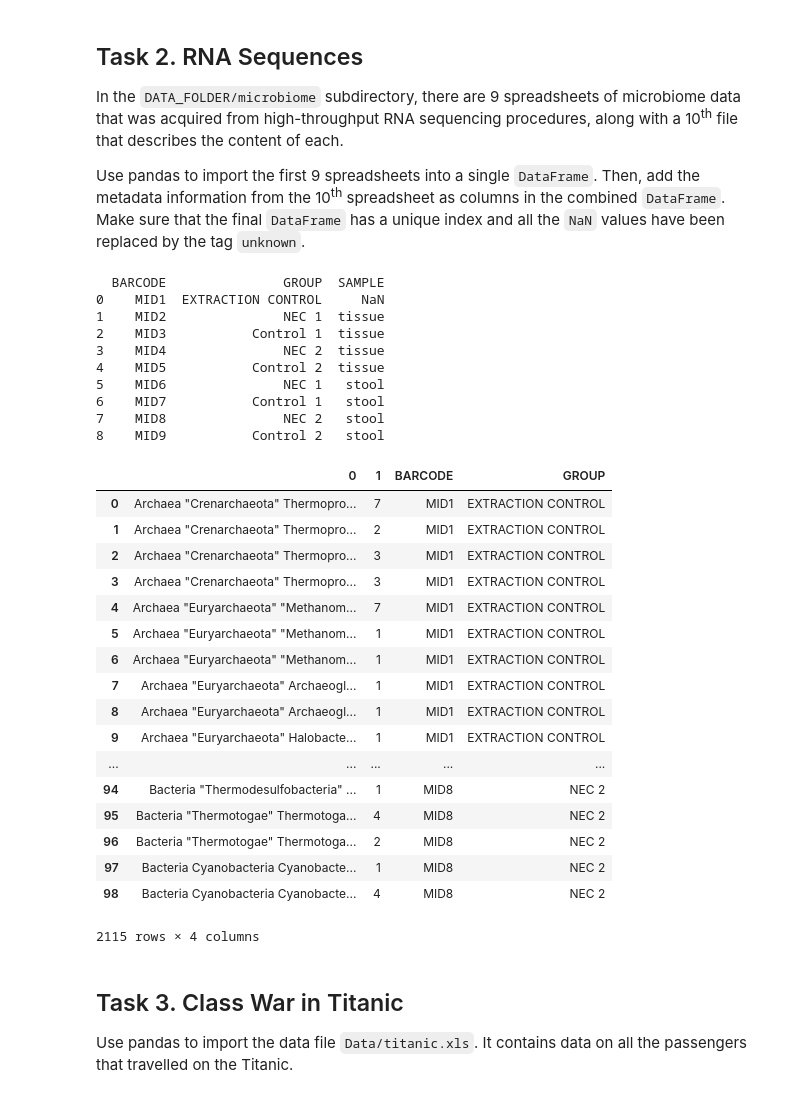
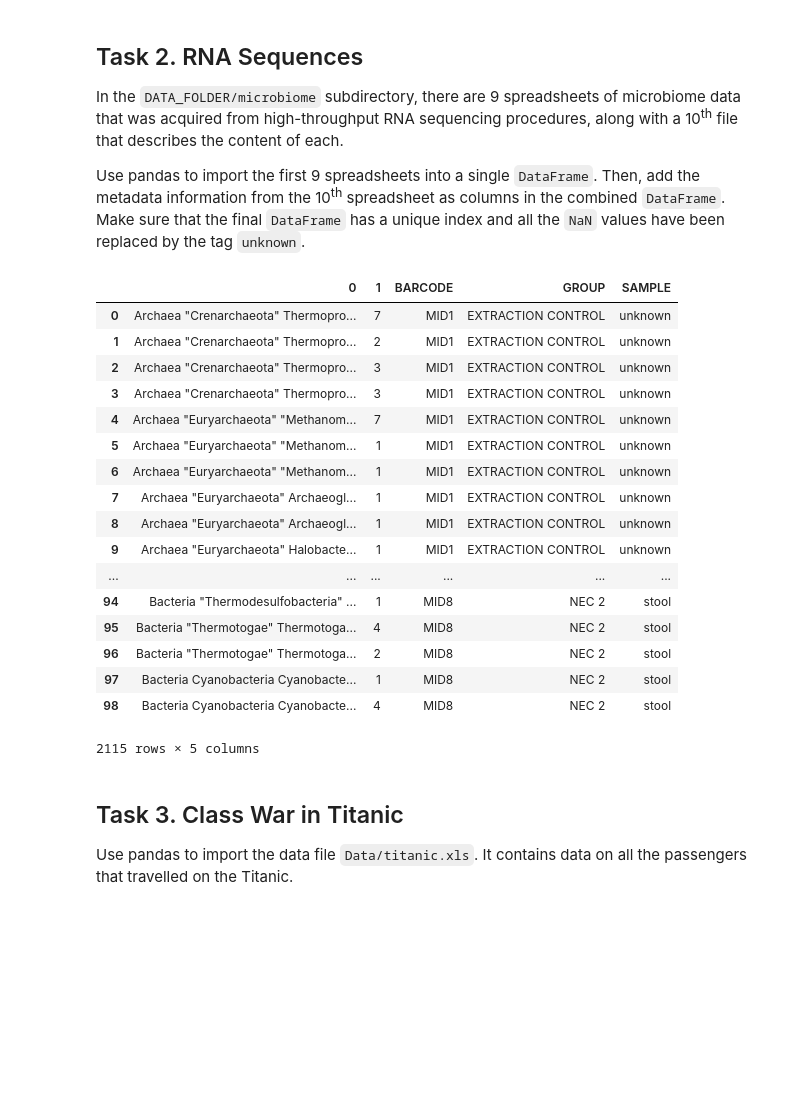
Before and after one commit to pmichele/ADA-Group, a Jupyter notebook: Michele/01 - Pandas and Data Wrangling/Homework 1.ipynb, the cells around one changed output. Saved outputs shown, nothing was run; the diff lists cells and outputs as text; code cells hidden in the pictures; blank space fills up the shorter version.

```diff
--- a/Michele/01 - Pandas and Data Wrangling/Homework 1.ipynb
+++ b/Michele/01 - Pandas and Data Wrangling/Homework 1.ipynb
@@ -149,54 +161,43 @@ Make sure that the final `DataFrame` has a unique index and all the `NaN` values
 # %%
 import os
 import glob as glob
 import pandas as pd
 
 def read_files():
     files = glob.glob(DATA_FOLDER + "/microbiome/MID*.xls")
     df = pd.DataFrame()
     meta = pd.read_excel(DATA_FOLDER + "/microbiome/metadata.xls")
     i = 0
-    print(meta)
     for file in files:
         new = pd.read_excel(file, header=None)
         new['BARCODE'] = meta.iloc[i]['BARCODE']
         new['GROUP'] = meta.iloc[i]['GROUP']
-
+        new['SAMPLE'] = meta.iloc[i]['SAMPLE']
         df = df.append(new)
         i += 1
     return df.fillna("unknown")
 
 
 read_files()
 # %% [output]
+|  | 0 | 1 | BARCODE | GROUP | SAMPLE |
+| 0 | Archaea "Crenarchaeota" Thermopro... | 7 | MID1 | EXTRACTION CONTROL | unknown |
+| 1 | Archaea "Crenarchaeota" Thermopro... | 2 | MID1 | EXTRACTION CONTROL | unknown |
+| 2 | Archaea "Crenarchaeota" Thermopro... | 3 | MID1 | EXTRACTION CONTROL | unknown |
+| 3 | Archaea "Crenarchaeota" Thermopro... | 3 | MID1 | EXTRACTION CONTROL | unknown |
+| 4 | Archaea "Euryarchaeota" "Methanom... | 7 | MID1 | EXTRACTION CONTROL | unknown |
+| 5 | Archaea "Euryarchaeota" "Methanom... | 1 | MID1 | EXTRACTION CONTROL | unknown |
+| 6 | Archaea "Euryarchaeota" "Methanom... | 1 | MID1 | EXTRACTION CONTROL | unknown |
+| 7 | Archaea "Euryarchaeota" Archaeogl... | 1 | MID1 | EXTRACTION CONTROL | unknown |
+| 8 | Archaea "Euryarchaeota" Archaeogl... | 1 | MID1 | EXTRACTION CONTROL | unknown |
+| 9 | Archaea "Euryarchaeota" Halobacte... | 1 | MID1 | EXTRACTION CONTROL | unknown |
+| ... | ... | ... | ... | ... | ... |
+| 94 | Bacteria "Thermodesulfobacteria" ... | 1 | MID8 | NEC 2 | stool |
+| 95 | Bacteria "Thermotogae" Thermotoga... | 4 | MID8 | NEC 2 | stool |
+| 96 | Bacteria "Thermotogae" Thermotoga... | 2 | MID8 | NEC 2 | stool |
+| 97 | Bacteria Cyanobacteria Cyanobacte... | 1 | MID8 | NEC 2 | stool |
+| 98 | Bacteria Cyanobacteria Cyanobacte... | 4 | MID8 | NEC 2 | stool |
-  BARCODE               GROUP  SAMPLE
-0    MID1  EXTRACTION CONTROL     NaN
-1    MID2               NEC 1  tissue
-2    MID3           Control 1  tissue
-3    MID4               NEC 2  tissue
-4    MID5           Control 2  tissue
-5    MID6               NEC 1   stool
-6    MID7           Control 1   stool
-7    MID8               NEC 2   stool
-8    MID9           Control 2   stool
+2115 rows × 5 columns
-|  | 0 | 1 | BARCODE | GROUP |
-| 0 | Archaea "Crenarchaeota" Thermopro... | 7 | MID1 | EXTRACTION CONTROL |
-| 1 | Archaea "Crenarchaeota" Thermopro... | 2 | MID1 | EXTRACTION CONTROL |
-| 2 | Archaea "Crenarchaeota" Thermopro... | 3 | MID1 | EXTRACTION CONTROL |
-| 3 | Archaea "Crenarchaeota" Thermopro... | 3 | MID1 | EXTRACTION CONTROL |
-| 4 | Archaea "Euryarchaeota" "Methanom... | 7 | MID1 | EXTRACTION CONTROL |
-| 5 | Archaea "Euryarchaeota" "Methanom... | 1 | MID1 | EXTRACTION CONTROL |
-| 6 | Archaea "Euryarchaeota" "Methanom... | 1 | MID1 | EXTRACTION CONTROL |
-| 7 | Archaea "Euryarchaeota" Archaeogl... | 1 | MID1 | EXTRACTION CONTROL |
-| 8 | Archaea "Euryarchaeota" Archaeogl... | 1 | MID1 | EXTRACTION CONTROL |
-| 9 | Archaea "Euryarchaeota" Halobacte... | 1 | MID1 | EXTRACTION CONTROL |
-| ... | ... | ... | ... | ... |
-| 94 | Bacteria "Thermodesulfobacteria" ... | 1 | MID8 | NEC 2 |
-| 95 | Bacteria "Thermotogae" Thermotoga... | 4 | MID8 | NEC 2 |
-| 96 | Bacteria "Thermotogae" Thermotoga... | 2 | MID8 | NEC 2 |
-| 97 | Bacteria Cyanobacteria Cyanobacte... | 1 | MID8 | NEC 2 |
-| 98 | Bacteria Cyanobacteria Cyanobacte... | 4 | MID8 | NEC 2 |
-2115 rows × 4 columns
 # %% [markdown]
 ## Task 3. Class War in Titanic
 
```
Also changed, not shown: parts of 1 cell of this notebook.
